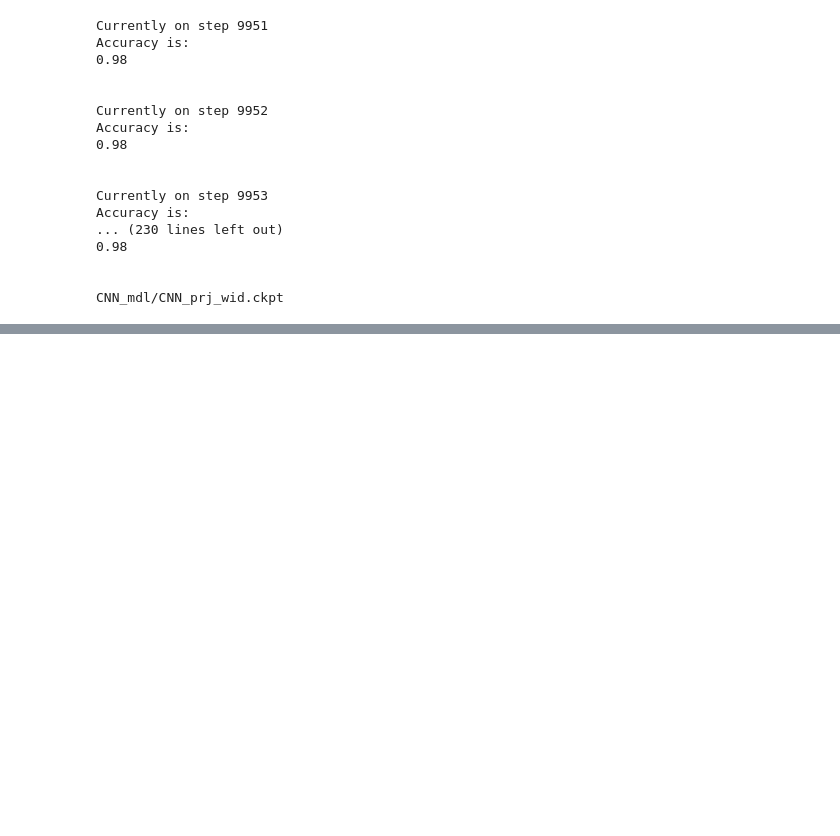
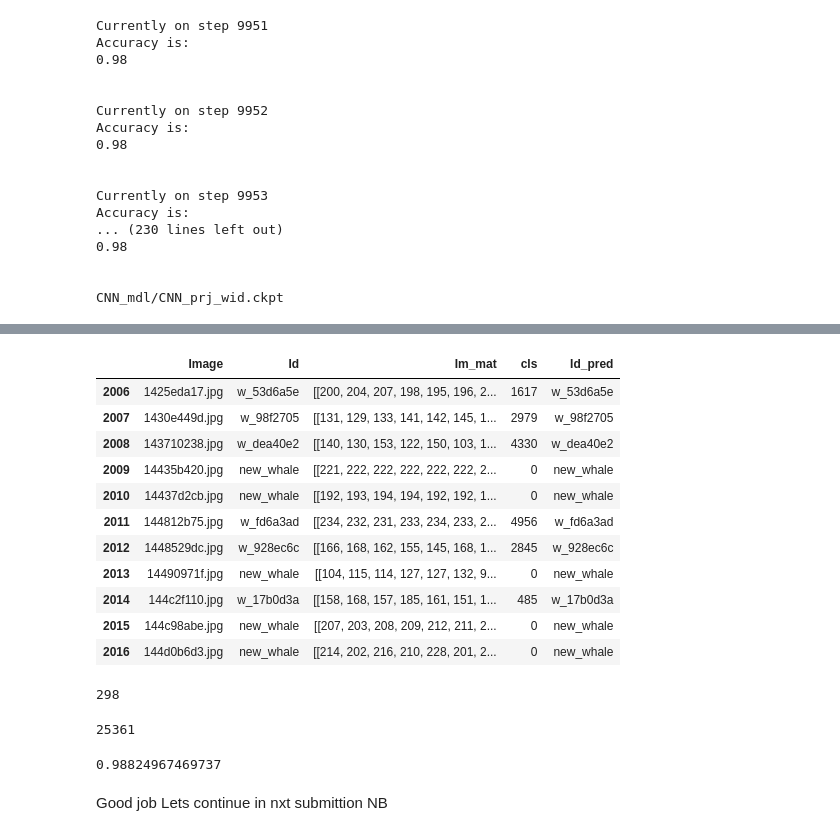
Before and after one commit to Rank1one/POC-for-CNN, a Jupyter notebook: Train_Test_NB.ipynb, the cells around one changed output, grey strips where cells are left out. Cells and saved outputs as stored; diff of their text form; code cells hidden in the pictures; blank space fills up the shorter version.

```diff
--- a/Train_Test_NB.ipynb
+++ b/Train_Test_NB.ipynb
@@ -352,0 +355,2 @@ CNN_mdl/CNN_prj_wid.ckpt
+# %%
+sess = tf.InteractiveSession()
@@ -352,0 +371,7 @@ CNN_mdl/CNN_prj_wid.ckpt
+# %%
+def pre_id(img):
+    img = img.reshape(1,128,128,1)/255
+    ind5 = sess.run(p_ind,feed_dict={x:img,hold_prob:1})
+    ind = ind5[0,0]
+#     print(ind5,ind)
+    return wid_spr_mat.get_feature_names()[ind]
@@ -352,0 +410,2 @@ CNN_mdl/CNN_prj_wid.ckpt
+# %%
+train_df['Id_pred'] = train_df['Im_mat'].apply(pre_id)
@@ -352,0 +424,29 @@ CNN_mdl/CNN_prj_wid.ckpt
+# %%
+train_df.loc[2006:2016]
+# %% [output]
+|  | Image | Id | Im_mat | cls | Id_pred |
+| 2006 | 1425eda17.jpg | w_53d6a5e | [[200, 204, 207, 198, 195, 196, 2... | 1617 | w_53d6a5e |
+| 2007 | 1430e449d.jpg | w_98f2705 | [[131, 129, 133, 141, 142, 145, 1... | 2979 | w_98f2705 |
+| 2008 | 143710238.jpg | w_dea40e2 | [[140, 130, 153, 122, 150, 103, 1... | 4330 | w_dea40e2 |
+| 2009 | 14435b420.jpg | new_whale | [[221, 222, 222, 222, 222, 222, 2... | 0 | new_whale |
+| 2010 | 14437d2cb.jpg | new_whale | [[192, 193, 194, 194, 192, 192, 1... | 0 | new_whale |
+| 2011 | 144812b75.jpg | w_fd6a3ad | [[234, 232, 231, 233, 234, 233, 2... | 4956 | w_fd6a3ad |
+| 2012 | 1448529dc.jpg | w_928ec6c | [[166, 168, 162, 155, 145, 168, 1... | 2845 | w_928ec6c |
+| 2013 | 14490971f.jpg | new_whale | [[104, 115, 114, 127, 127, 132, 9... | 0 | new_whale |
+| 2014 | 144c2f110.jpg | w_17b0d3a | [[158, 168, 157, 185, 161, 151, 1... | 485 | w_17b0d3a |
+| 2015 | 144c98abe.jpg | new_whale | [[207, 203, 208, 209, 212, 211, 2... | 0 | new_whale |
+| 2016 | 144d0b6d3.jpg | new_whale | [[214, 202, 216, 210, 228, 201, 2... | 0 | new_whale |
+# %%
+len(train_df[train_df['Id']!=train_df['Id_pred']])
+# %% [output]
+298
+# %%
+total = len(train_df)
+total
+# %% [output]
+25361
+# %%
+accuracy = (total-298)/total
+accuracy
+# %% [output]
+0.98824967469737
@@ -352,0 +455,2 @@ CNN_mdl/CNN_prj_wid.ckpt
+# %% [markdown]
+Good job Lets continue in nxt submittion NB
```
Also changed, not shown: parts of 14 cells of this notebook, 6 other files.
